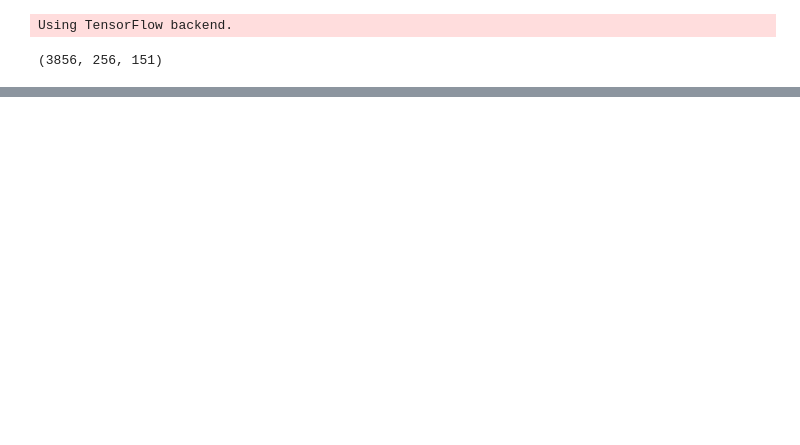
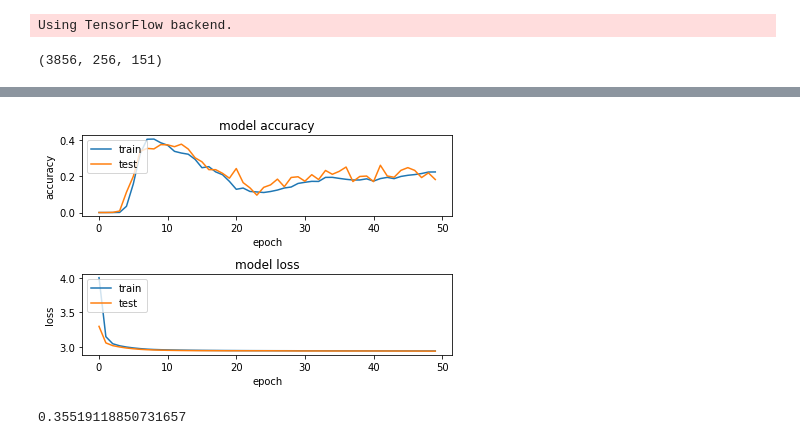
Before and after one commit to JackGoble/BeatShaper, a Jupyter notebook: NN_Training/lstm_model_v2.ipynb, the cells around one changed output, grey strips where cells are left out. Drawn from its saved outputs; the diff is of its cells as text; code cells hidden in the pictures; blank space fills up the shorter version.

```diff
--- a/NN_Training/lstm_model_v2.ipynb
+++ b/NN_Training/lstm_model_v2.ipynb
@@ -198,12 +405,13 @@ Non-trainable params: 0
 __________________________________________________________________________________________________
 [drawing not drawn]
 # %%
-batch_size = 225
-epochs = 300
-history = new_model.fit(X, Y,
+batch_size = 2**7
+epochs = 50
+history = cnn_lstm_model.fit(X, Y,
                    batch_size=batch_size,
                    epochs=epochs,
                    verbose=0,
-                   callbacks=[TQDMNotebookCallback()])
-print('Accuracy:', model.evaluate(X,Y)[1]*100.0,'%')
+                   callbacks=[TQDMNotebookCallback()],
+                   validation_split = 0.2)
+print('Accuracy:', cnn_lstm_model.evaluate(X,Y)[1]*100.0,'%')
 # %% [output]
@@ -231,0 +431,26 @@ NameError: name 'model' is not defined
+# %%
+plt.figure(1)
+# summarize history for accuracy
+plt.subplot(211)
+plt.plot(history.history['acc'])
+plt.plot(history.history['val_acc'])
+plt.title('model accuracy')
+plt.ylabel('accuracy')
+plt.xlabel('epoch')
+plt.legend(['train', 'test'], loc='upper left')
+# summarize history for loss
+plt.subplot(212)
+plt.plot(history.history['loss'])
+plt.plot(history.history['val_loss'])
+plt.title('model loss')
+plt.ylabel('loss')
+plt.xlabel('epoch')
+plt.legend(['train', 'test'], loc='upper left')
+plt.tight_layout()
+plt.show()
+# %% [output]
+[figure, added]
+# %%
+np.average((cnn_history.history['val_acc']))
+# %% [output]
+0.35519118850731657
```
Also changed, not shown: parts of 21 cells of this notebook.
